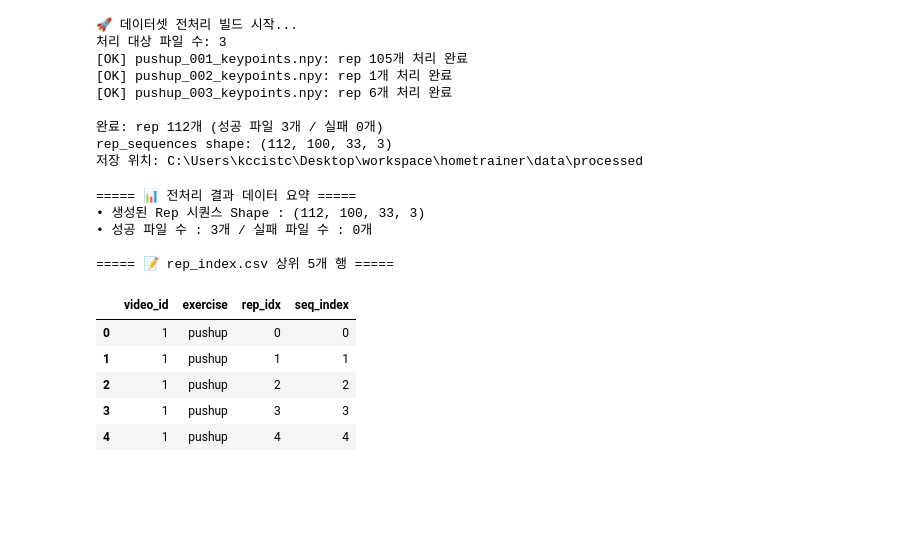
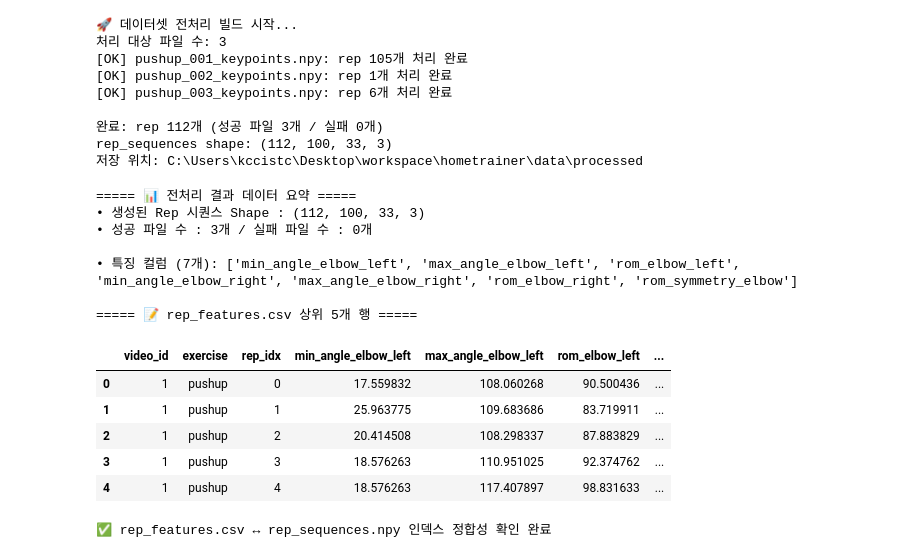
Before and after one commit to jeminanda/hometrainer, a Jupyter notebook: Test.ipynb, the cells around one changed output. Cells and saved outputs as stored; diff of their text form; code cells hidden in the pictures; blank space fills up the shorter version.

```diff
--- a/Test.ipynb
+++ b/Test.ipynb
@@ -272,40 +302,52 @@ build_dataset(
 rep_sequences shape: (112, 100, 33, 3)
 저장 위치: C:\Users\kccistc\Desktop\workspace\hometrainer\data\processed
 # %%
-
 # 1. 생성된 파일 확인
 rep_seqs = np.load(OUTPUT_DIR / "rep_sequences.npy")
-rep_index_df = pd.read_csv(OUTPUT_DIR / "rep_index.csv")
+rep_features_df = pd.read_csv(OUTPUT_DIR / "rep_features.csv")  # rep_index.csv -> rep_features.csv
 
 with open(OUTPUT_DIR / "build_log.json", "r", encoding="utf-8") as f:
     build_log = json.load(f)
 
 print("===== 📊 전처리 결과 데이터 요약 =====")
 print(f"• 생성된 Rep 시퀀스 Shape : {rep_seqs.shape}")
 # shape 출력 예시: (전체 Rep 수, 100, 33, C)
 
 print(
     f"• 성공 파일 수 : {len(build_log['success'])}개 / 실패 파일 수 : {len(build_log['failed'])}개"
 )
 
 # 2. 실패한 파일 로그 출력 (있을 경우)
 if build_log["failed"]:
     print("\n⚠️ 실패 로그 예시:")
     for failed_info in build_log["failed"]:
         print(f" - 파일: {failed_info['file']} | 원인: {failed_info['reason']}")
 
-# 3. Rep 인덱스 데이터프레임 미리보기
-print("\n===== 📝 rep_index.csv 상위 5개 행 =====")
-display(rep_index_df.head())
+# 3. Rep 특징 데이터프레임 미리보기 (메타데이터 + 각도 특징 컬럼)
+meta_cols = ["video_id", "exercise", "rep_idx", "seq_index"]
+feature_cols = [c for c in rep_features_df.columns if c not in meta_cols]
+
+print(f"\n• 특징 컬럼 ({len(feature_cols)}개): {feature_cols}")
+print("\n===== 📝 rep_features.csv 상위 5개 행 =====")
+display(rep_features_df.head())
+
+# 4. seq_index와 rep_sequences.npy가 서로 어긋나지 않았는지 정합성 체크
+assert len(rep_features_df) == rep_seqs.shape[0], "rep_features.csv 행 수와 rep_sequences.npy 시퀀스 수가 다릅니다!"
+assert (rep_features_df["seq_index"].to_numpy() == np.arange(len(rep_features_df))).all(), \
+    "seq_index가 0..N-1 순서와 어긋납니다!"
+print("\n✅ rep_features.csv ↔ rep_sequences.npy 인덱스 정합성 확인 완료")
 # %% [output]
 ===== 📊 전처리 결과 데이터 요약 =====
 • 생성된 Rep 시퀀스 Shape : (112, 100, 33, 3)
 • 성공 파일 수 : 3개 / 실패 파일 수 : 0개
 
-===== 📝 rep_index.csv 상위 5개 행 =====
+• 특징 컬럼 (7개): ['min_angle_elbow_left', 'max_angle_elbow_left', 'rom_elbow_left', 'min_angle_elbow_right', 'max_angle_elbow_right', 'rom_elbow_right', 'rom_symmetry_elbow']
+
+===== 📝 rep_features.csv 상위 5개 행 =====
-|  | video_id | exercise | rep_idx | seq_index |
-| 0 | 1 | pushup | 0 | 0 |
-| 1 | 1 | pushup | 1 | 1 |
-| 2 | 1 | pushup | 2 | 2 |
-| 3 | 1 | pushup | 3 | 3 |
-| 4 | 1 | pushup | 4 | 4 |
+|  | video_id | exercise | rep_idx | min_angle_elbow_left | max_angle_elbow_left | rom_elbow_left | ... |
+| 0 | 1 | pushup | 0 | 17.559832 | 108.060268 | 90.500436 | ... |
+| 1 | 1 | pushup | 1 | 25.963775 | 109.683686 | 83.719911 | ... |
+| 2 | 1 | pushup | 2 | 20.414508 | 108.298337 | 87.883829 | ... |
+| 3 | 1 | pushup | 3 | 18.576263 | 110.951025 | 92.374762 | ... |
+| 4 | 1 | pushup | 4 | 18.576263 | 117.407897 | 98.831633 | ... |
+✅ rep_features.csv ↔ rep_sequences.npy 인덱스 정합성 확인 완료
```
Also changed, not shown: parts of 5 cells of this notebook, 12 other files.
